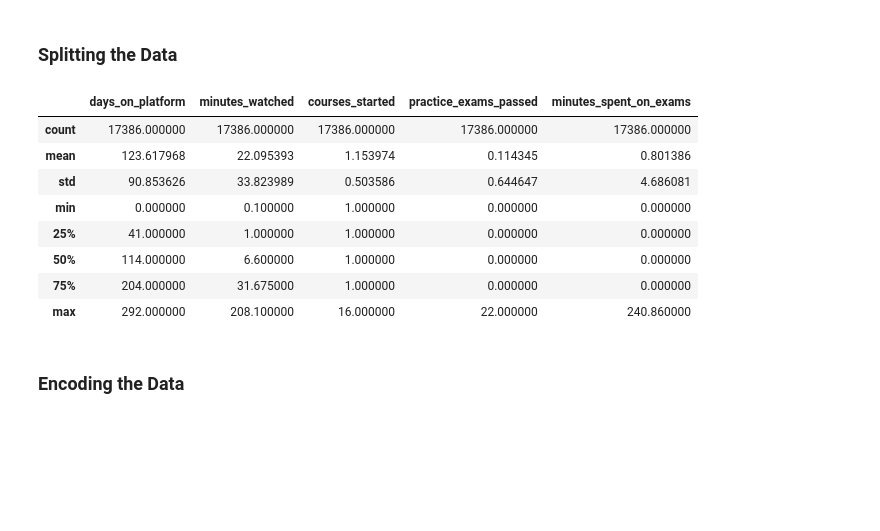
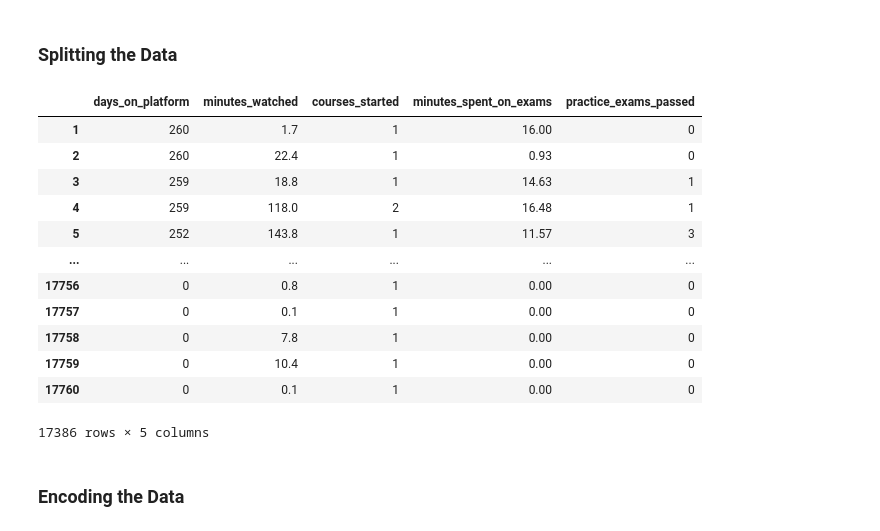
Before and after one commit to BoitumeloMLDL/OnlineLearn-ML-Class-Project, a Jupyter notebook: Machine Learning Project - Classification.ipynb, the cells around one changed output. Saved outputs shown, nothing was run; the diff lists cells and outputs as text; code cells hidden in the pictures; blank space fills up the shorter version.

```diff
--- a/Machine Learning Project - Classification.ipynb
+++ b/Machine Learning Project - Classification.ipynb
@@ -359,15 +389,25 @@ nulls_summary_table(df)
 # %% [markdown]
 ### Splitting the Data
 # %%
-filtered_zdf_final = filtered_zdf.drop(labels=['practice_exams_started'], axis=1)
-filtered_zdf_final.describe()
+zdf_alter = filtered_zdf_final.copy()
+column_to_move = 'practice_exams_passed'
+current_position = zdf_alter.columns.get_loc(column_to_move)
+new_position = 4
+column_to_move_series = zdf_alter.pop(column_to_move)
+zdf_alter.insert(new_position, column_to_move, column_to_move_series)
+
+zdf_alter
 # %% [output]
-|  | days_on_platform | minutes_watched | courses_started | practice_exams_passed | minutes_spent_on_exams |
-| count | 17386.000000 | 17386.000000 | 17386.000000 | 17386.000000 | 17386.000000 |
-| mean | 123.617968 | 22.095393 | 1.153974 | 0.114345 | 0.801386 |
-| std | 90.853626 | 33.823989 | 0.503586 | 0.644647 | 4.686081 |
-| min | 0.000000 | 0.100000 | 1.000000 | 0.000000 | 0.000000 |
-| 25% | 41.000000 | 1.000000 | 1.000000 | 0.000000 | 0.000000 |
-| 50% | 114.000000 | 6.600000 | 1.000000 | 0.000000 | 0.000000 |
-| 75% | 204.000000 | 31.675000 | 1.000000 | 0.000000 | 0.000000 |
-| max | 292.000000 | 208.100000 | 16.000000 | 22.000000 | 240.860000 |
+|  | days_on_platform | minutes_watched | courses_started | minutes_spent_on_exams | practice_exams_passed |
+| 1 | 260 | 1.7 | 1 | 16.00 | 0 |
+| 2 | 260 | 22.4 | 1 | 0.93 | 0 |
+| 3 | 259 | 18.8 | 1 | 14.63 | 1 |
+| 4 | 259 | 118.0 | 2 | 16.48 | 1 |
+| 5 | 252 | 143.8 | 1 | 11.57 | 3 |
+| ... | ... | ... | ... | ... | ... |
+| 17756 | 0 | 0.8 | 1 | 0.00 | 0 |
+| 17757 | 0 | 0.1 | 1 | 0.00 | 0 |
+| 17758 | 0 | 7.8 | 1 | 0.00 | 0 |
+| 17759 | 0 | 10.4 | 1 | 0.00 | 0 |
+| 17760 | 0 | 0.1 | 1 | 0.00 | 0 |
+17386 rows × 5 columns
```
Also changed, not shown: parts of 20 cells of this notebook.
